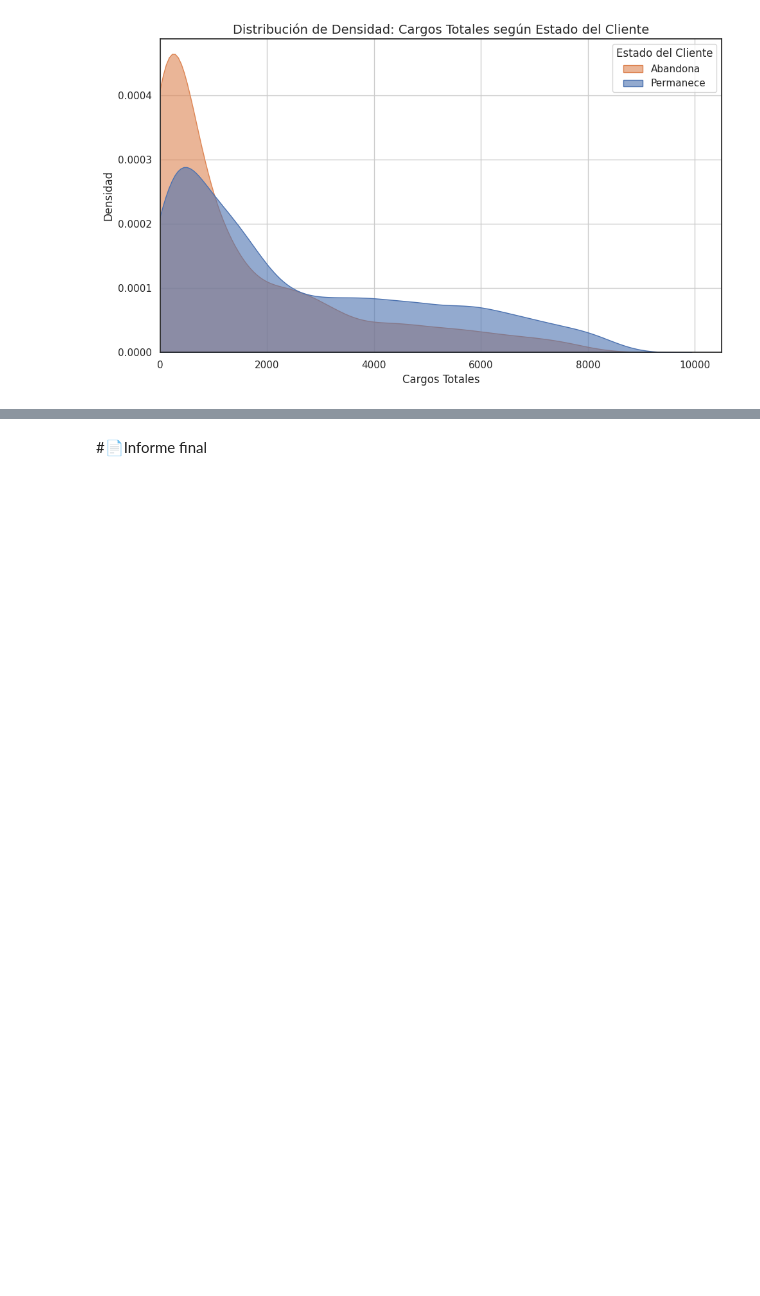
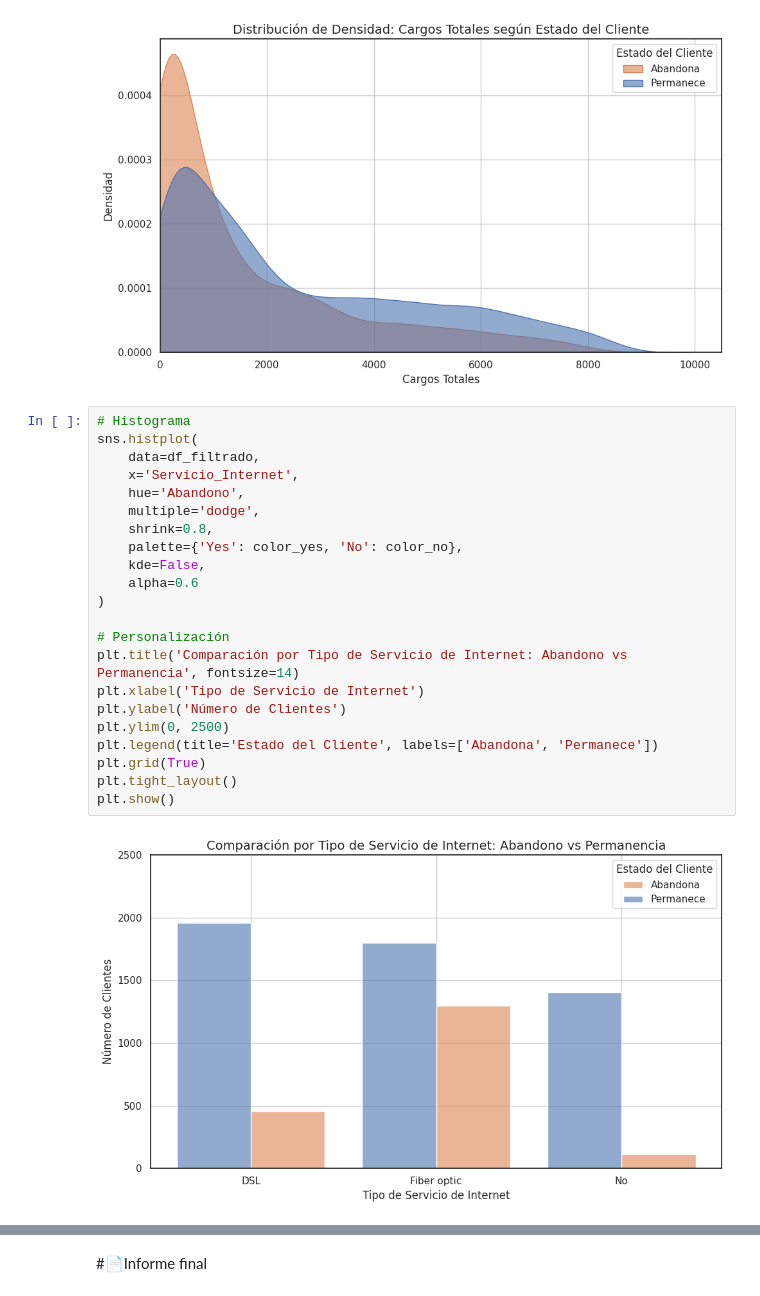
Before and after one commit to francisco-gamez/Challenge-Telecom-X, a Jupyter notebook: telecomx_latam.ipynb, the cells around one changed output, grey strips where cells are left out. Drawn from its saved outputs; the diff is of its cells as text; blank space fills up the shorter version.

```diff
--- a/telecomx_latam.ipynb
+++ b/telecomx_latam.ipynb
@@ -479,3 +526,27 @@ Try using .loc[row_indexer,col_indexer] = value instead
 See the caveats in the documentation: https://pandas.pydata.org/pandas-docs/stable/user_guide/indexing.html#returning-a-view-versus-a-copy
   df['Cargos_totales'] = pd.to_numeric(df['Cargos_totales'], errors='coerce')
 [figure]
+# %%
+# Histograma
+sns.histplot(
+    data=df_filtrado,
+    x='Servicio_Internet',
+    hue='Abandono',
+    multiple='dodge',
+    shrink=0.8,
+    palette={'Yes': color_yes, 'No': color_no},
+    kde=False,
+    alpha=0.6
+)
+
+# Personalización
+plt.title('Comparación por Tipo de Servicio de Internet: Abandono vs Permanencia', fontsize=14)
+plt.xlabel('Tipo de Servicio de Internet')
+plt.ylabel('Número de Clientes')
+plt.ylim(0, 2500)
+plt.legend(title='Estado del Cliente', labels=['Abandona', 'Permanece'])
+plt.grid(True)
+plt.tight_layout()
+plt.show()
+# %% [output]
+[figure, added]
```
Also changed, not shown: parts of 9 cells of this notebook.
